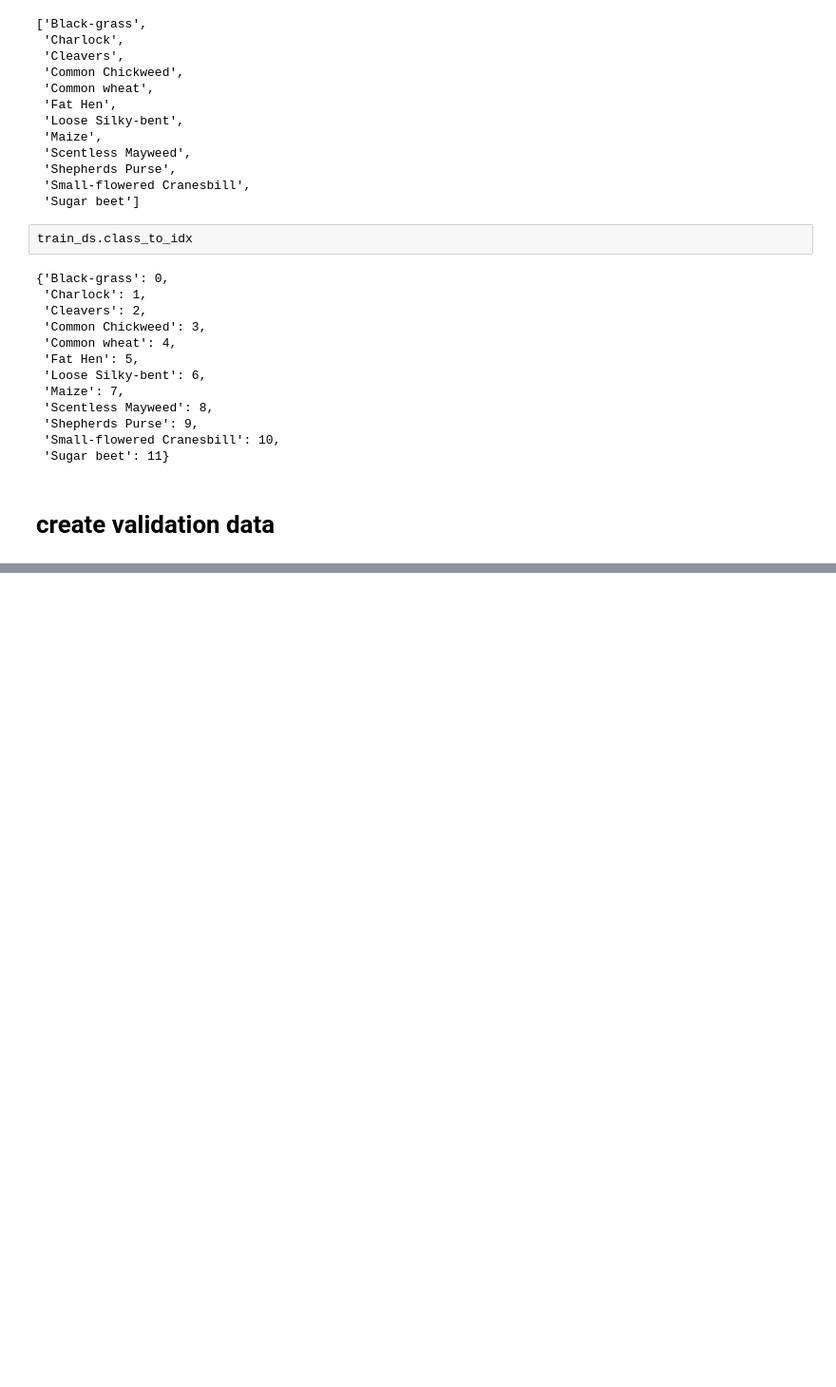
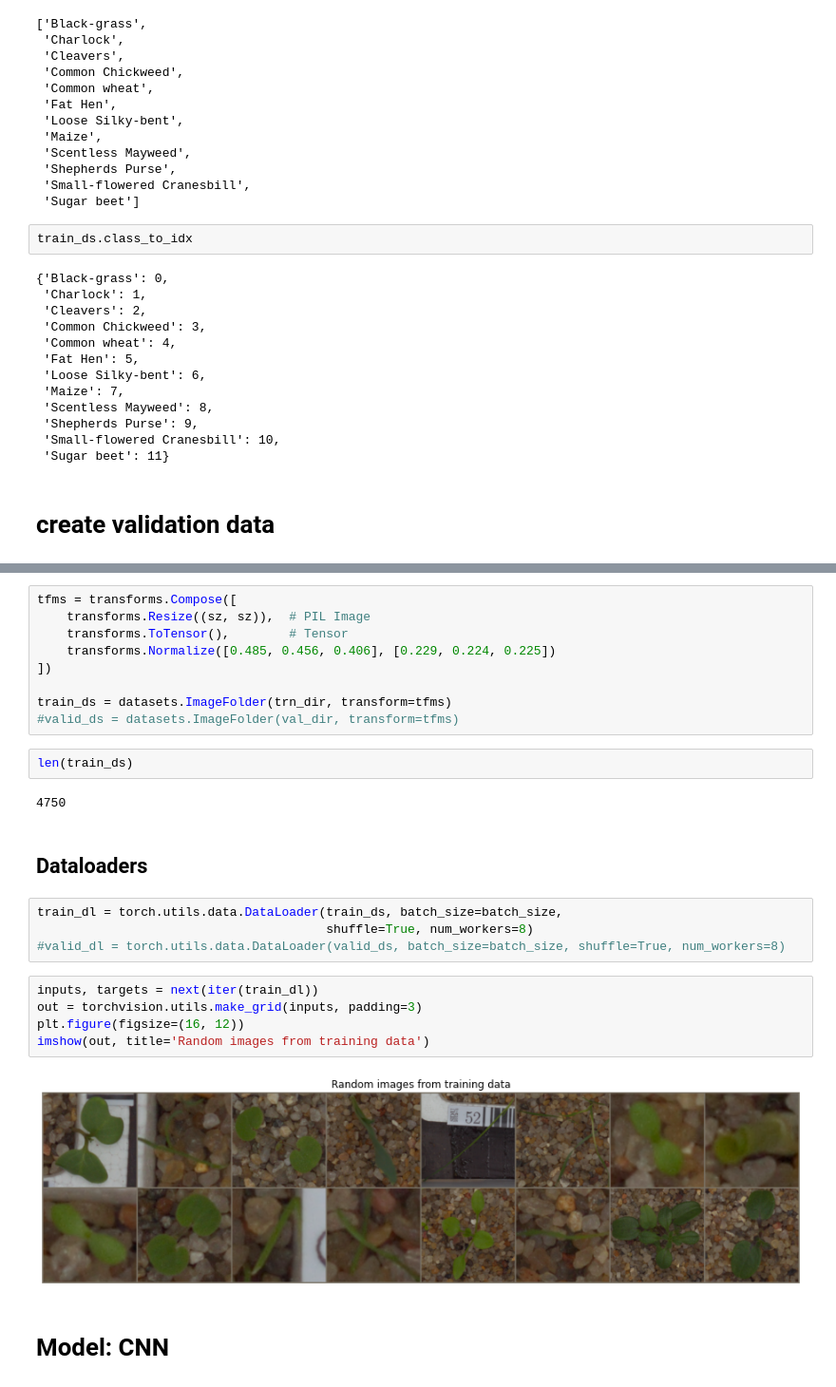
Before and after one commit to Mahrokh-Eb/Deep-Learning-with-Python, a Jupyter notebook: 1-Image Classification (cats VS dogs)/seedPlant/plantSeeding.ipynb, the cells around one changed output, grey strips where cells are left out. Shown at 95% size. Drawn from its saved outputs; the diff is of its cells as text; blank space fills up the shorter version.

```diff
--- a/1-Image Classification (cats VS dogs)/seedPlant/plantSeeding.ipynb
+++ b/1-Image Classification (cats VS dogs)/seedPlant/plantSeeding.ipynb
@@ -192,0 +182,28 @@ FileNotFoundError: ignored
+# %%
+tfms = transforms.Compose([
+    transforms.Resize((sz, sz)),  # PIL Image
+    transforms.ToTensor(),        # Tensor
+    transforms.Normalize([0.485, 0.456, 0.406], [0.229, 0.224, 0.225])
+])
+
+train_ds = datasets.ImageFolder(trn_dir, transform=tfms)
+#valid_ds = datasets.ImageFolder(val_dir, transform=tfms)
+# %%
+len(train_ds)
+# %% [output]
+4750
+# %% [markdown]
+## Dataloaders
+# %%
+train_dl = torch.utils.data.DataLoader(train_ds, batch_size=batch_size,
+                                       shuffle=True, num_workers=8)
+#valid_dl = torch.utils.data.DataLoader(valid_ds, batch_size=batch_size, shuffle=True, num_workers=8)
+# %%
+inputs, targets = next(iter(train_dl))
+out = torchvision.utils.make_grid(inputs, padding=3)
+plt.figure(figsize=(16, 12))
+imshow(out, title='Random images from training data')
+# %% [output]
+[figure, added]
+# %% [markdown]
+# Model: CNN
```
Also changed, not shown: parts of 26 cells of this notebook.
